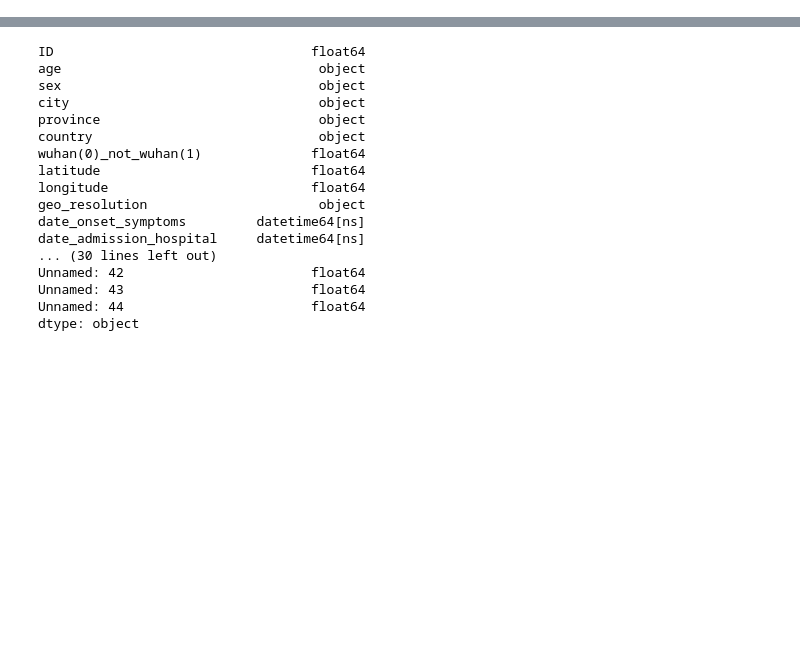
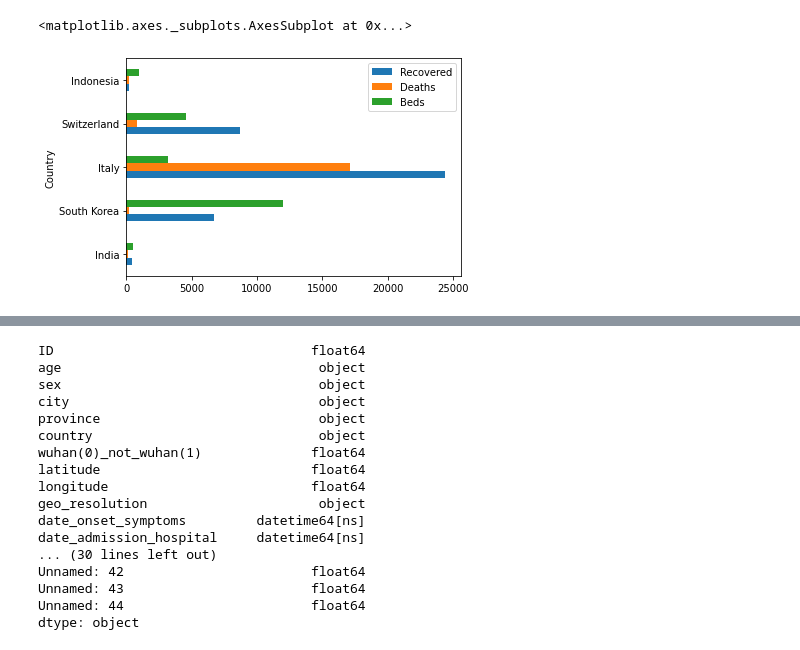
Before and after one commit to abijbart/DS4H_covid19, a Jupyter notebook: exploration_ds4h.ipynb, the cells around one changed output, grey strips where cells are left out. Cells and saved outputs as stored; diff of their text form; code cells hidden in the pictures; blank space fills up the shorter version.

```diff
--- a/exploration_ds4h.ipynb
+++ b/exploration_ds4h.ipynb
@@ -61,0 +183,5 @@ All changes made in this colab session should now be visible in Drive.
+# %%
+totals.drop(columns='Confirmed').plot.barh(x = 'Country')
+# %% [output]
+<matplotlib.axes._subplots.AxesSubplot at 0x...>
+[figure, added]
```
Also changed, not shown: parts of 23 cells of this notebook.
